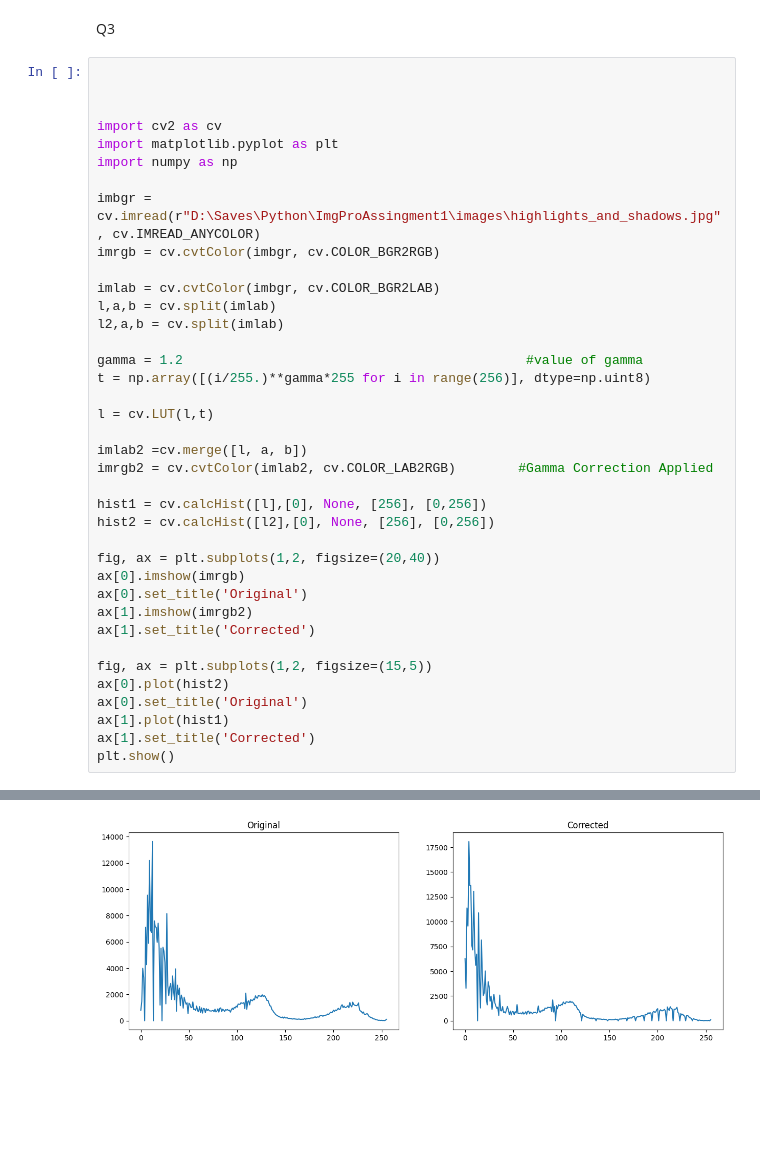
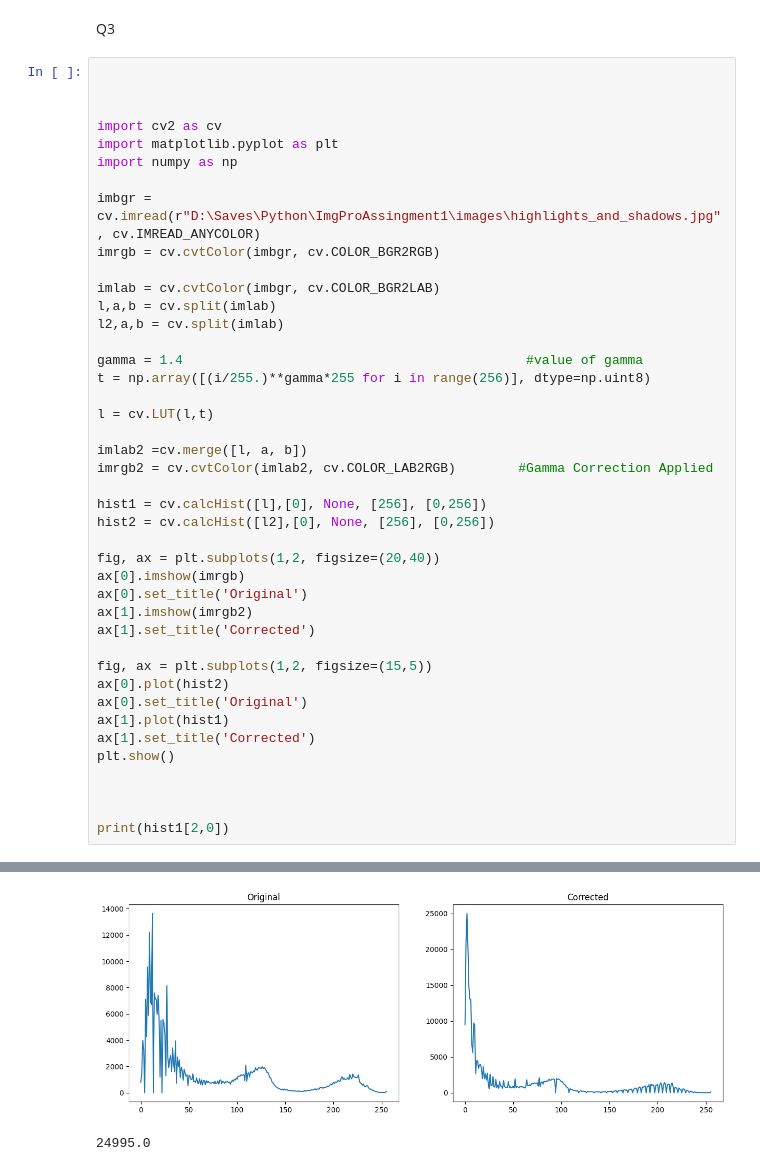
Before and after one commit to SathyaYapa/ImgProAssingment1, a Jupyter notebook: JupyterTester.ipynb, the cells around one changed output, grey strips where cells are left out. Cells and saved outputs as stored; diff of their text form; blank space fills up the shorter version.

```diff
--- a/JupyterTester.ipynb
+++ b/JupyterTester.ipynb
@@ -73,32 +73,37 @@ imbgr = cv.imread(r"D:\Saves\Python\ImgProAssingment1\images\highlights_and_shad
 imrgb = cv.cvtColor(imbgr, cv.COLOR_BGR2RGB)
 
 imlab = cv.cvtColor(imbgr, cv.COLOR_BGR2LAB)
 l,a,b = cv.split(imlab)
 l2,a,b = cv.split(imlab)
 
-gamma = 1.2                                            #value of gamma
+gamma = 1.4                                            #value of gamma
 t = np.array([(i/255.)**gamma*255 for i in range(256)], dtype=np.uint8)
 
 l = cv.LUT(l,t)
 
 imlab2 =cv.merge([l, a, b])
 imrgb2 = cv.cvtColor(imlab2, cv.COLOR_LAB2RGB)        #Gamma Correction Applied
 
 hist1 = cv.calcHist([l],[0], None, [256], [0,256])
 hist2 = cv.calcHist([l2],[0], None, [256], [0,256])
 
 fig, ax = plt.subplots(1,2, figsize=(20,40))
 ax[0].imshow(imrgb)
 ax[0].set_title('Original')
 ax[1].imshow(imrgb2)
 ax[1].set_title('Corrected')
 
 fig, ax = plt.subplots(1,2, figsize=(15,5))
 ax[0].plot(hist2)
 ax[0].set_title('Original')
 ax[1].plot(hist1)
 ax[1].set_title('Corrected')
 plt.show()
+
+
+
+print(hist1[2,0])
 # %% [output]
 [figure]
-[figure, old version]
+[figure, new version]
+24995.0
```
Also changed, not shown: parts of 2 cells of this notebook, 1 other file.
